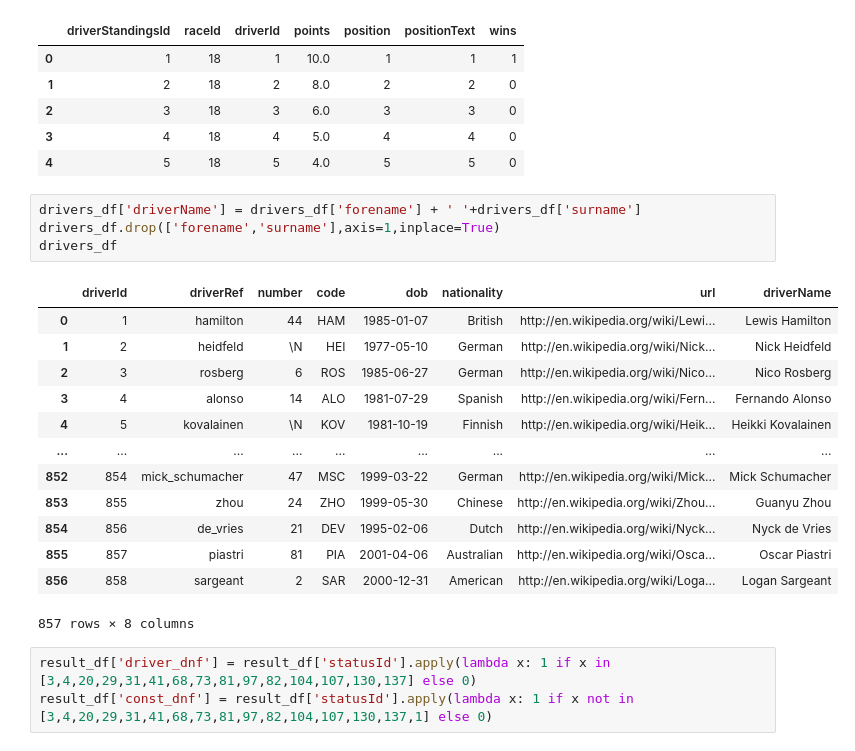
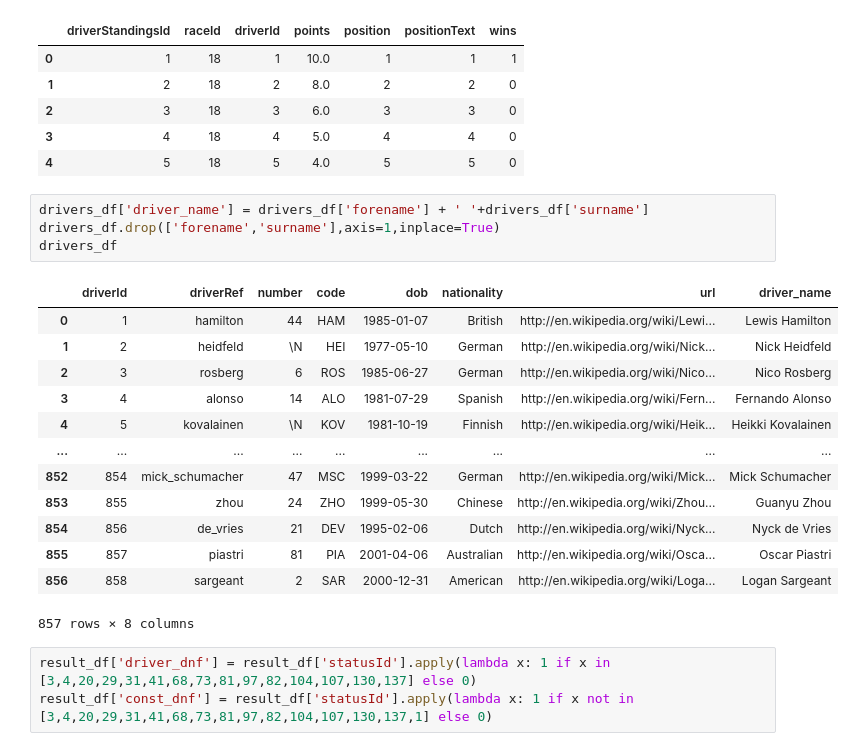
Before and after one commit to SlyteBot/F1-pred, a Jupyter notebook: Notebook.ipynb, the cells around one changed output. Saved outputs shown, nothing was run; the diff lists cells and outputs as text.

```diff
--- a/Notebook.ipynb
+++ b/Notebook.ipynb
@@ -77,11 +87,11 @@ driver_standings_df.head()
 | 3 | 4 | 18 | 4 | 5.0 | 4 | 4 | 0 |
 | 4 | 5 | 18 | 5 | 4.0 | 5 | 5 | 0 |
 # %%
-drivers_df['driverName'] = drivers_df['forename'] + ' '+drivers_df['surname']
+drivers_df['driver_name'] = drivers_df['forename'] + ' '+drivers_df['surname']
 drivers_df.drop(['forename','surname'],axis=1,inplace=True)
 drivers_df
 # %% [output]
-|  | driverId | driverRef | number | code | dob | nationality | url | driverName |
+|  | driverId | driverRef | number | code | dob | nationality | url | driver_name |
 | 0 | 1 | hamilton | 44 | HAM | 1985-01-07 | British | http://en.wikipedia.org/wiki/Lewi... | Lewis Hamilton |
 | 1 | 2 | heidfeld | \N | HEI | 1977-05-10 | German | http://en.wikipedia.org/wiki/Nick... | Nick Heidfeld |
 | 2 | 3 | rosberg | 6 | ROS | 1985-06-27 | German | http://en.wikipedia.org/wiki/Nico... | Nico Rosberg |
```
Also changed, not shown: parts of 31 cells of this notebook, 1 other file.
